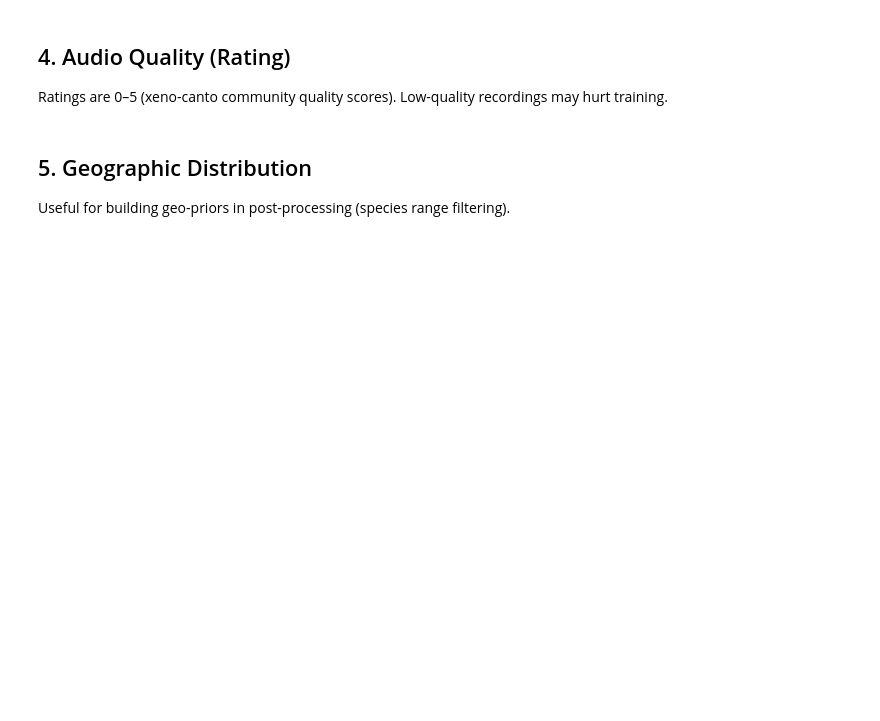
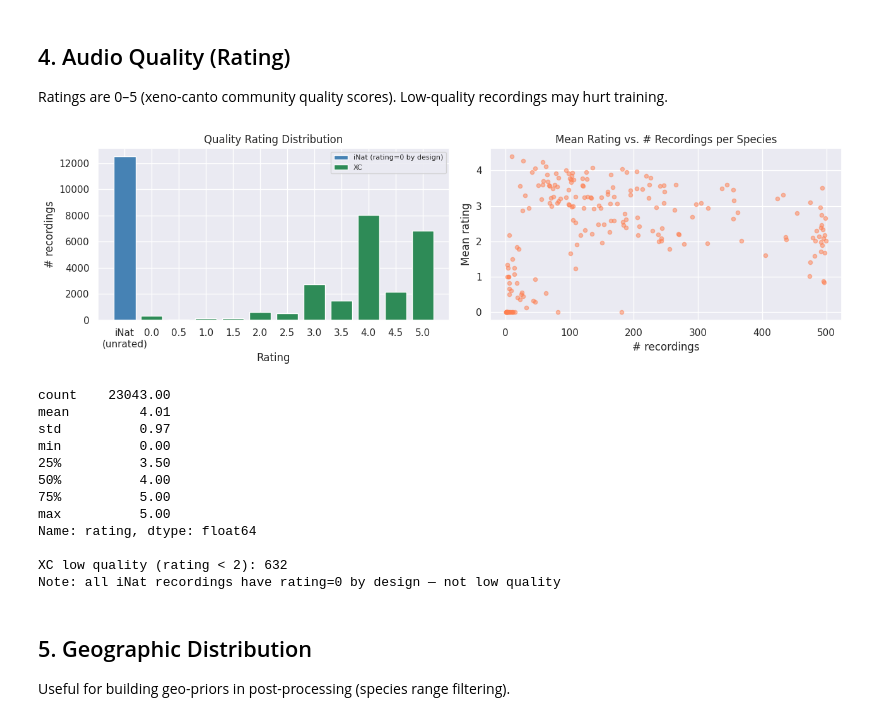
Before and after one commit to Kunal-Moz/BirdCLEF-2026, a Jupyter notebook: birdclef2026_eda.ipynb, the cells around one changed output. Drawn from its saved outputs; the diff is of its cells as text; code cells hidden in the pictures; blank space fills up the shorter version.

```diff
--- a/birdclef2026_eda.ipynb
+++ b/birdclef2026_eda.ipynb
@@ -112,29 +210,56 @@ Ratings are 0–5 (xeno-canto community quality scores). Low-quality recordings
 # %%
 if "rating" in meta.columns:
     fig, axes = plt.subplots(1, 2, figsize=(13, 4))
 
-    meta["rating"].value_counts().sort_index().plot(
-        kind="bar", ax=axes[0], color="seagreen", edgecolor="white")
-    axes[0].set(title="Quality Rating Distribution", xlabel="Rating (0–5)", ylabel="# recordings")
+    # Separate iNat (rating=0 by design) from XC rated recordings
+    if "collection" in meta.columns:
+        xc   = meta[meta["collection"] == "XC"]
+        inat = meta[meta["collection"] == "iNat"]
+        xc_rating_counts = xc["rating"].value_counts().sort_index()
+        ax = axes[0]
+        ax.bar(["iNat\n(unrated)"], [len(inat)], color="steelblue", label="iNat (rating=0 by design)")
+        ax.bar(xc_rating_counts.index.astype(str), xc_rating_counts.values,
+               color="seagreen", edgecolor="white", label="XC")
+        ax.set(title="Quality Rating Distribution", xlabel="Rating", ylabel="# recordings")
+        ax.legend(fontsize=8)
+    else:
+        meta["rating"].value_counts().sort_index().plot(
+            kind="bar", ax=axes[0], color="seagreen", edgecolor="white")
+        axes[0].set(title="Quality Rating Distribution", xlabel="Rating (0-5)", ylabel="# recordings")
 
     rating_by_species = (meta.groupby("primary_label")["rating"].mean()
                          .reset_index()
                          .rename(columns={"rating": "mean_rating"})
                          .merge(counts.reset_index().rename(columns={"count": "n_recs"}),
                                 on="primary_label"))
     axes[1].scatter(rating_by_species["n_recs"], rating_by_species["mean_rating"],
                     alpha=0.5, s=20, color="coral")
     axes[1].set(title="Mean Rating vs. # Recordings per Species",
                 xlabel="# recordings", ylabel="Mean rating")
 
     plt.tight_layout()
     plt.show()
 
-    print(meta["rating"].describe().round(2))
-    low = (meta["rating"] < 2).sum()
-    print(f"\nLow quality (rating < 2): {low} ({100*low/len(meta):.1f}%)")
+    print(meta[meta["collection"] == "XC"]["rating"].describe().round(2) if "collection" in meta.columns else meta["rating"].describe().round(2))
+    low = (meta[meta.get("collection", pd.Series(["XC"]*len(meta))) == "XC"]["rating"] < 2).sum() if "collection" in meta.columns else (meta["rating"] < 2).sum()
+    print(f"\nXC low quality (rating < 2): {low}")
+    print("Note: all iNat recordings have rating=0 by design — not low quality")
 else:
     print("No rating column found")
+# %% [output]
+[figure, added]
+count    23043.00
+mean         4.01
+std          0.97
+min          0.00
+25%          3.50
+50%          4.00
+75%          5.00
+max          5.00
+Name: rating, dtype: float64
+
+XC low quality (rating < 2): 632
+Note: all iNat recordings have rating=0 by design — not low quality
 # %% [markdown]
 ## 5. Geographic Distribution
 
```
Also changed, not shown: parts of 18 cells of this notebook, 5 other files.
